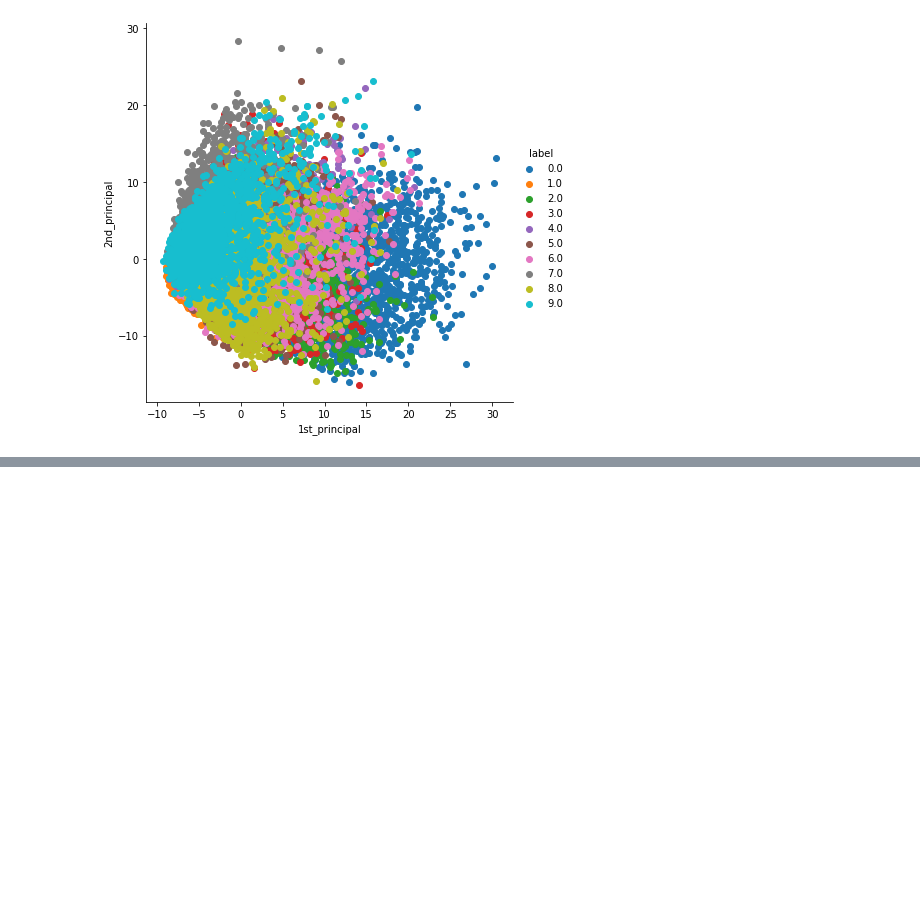
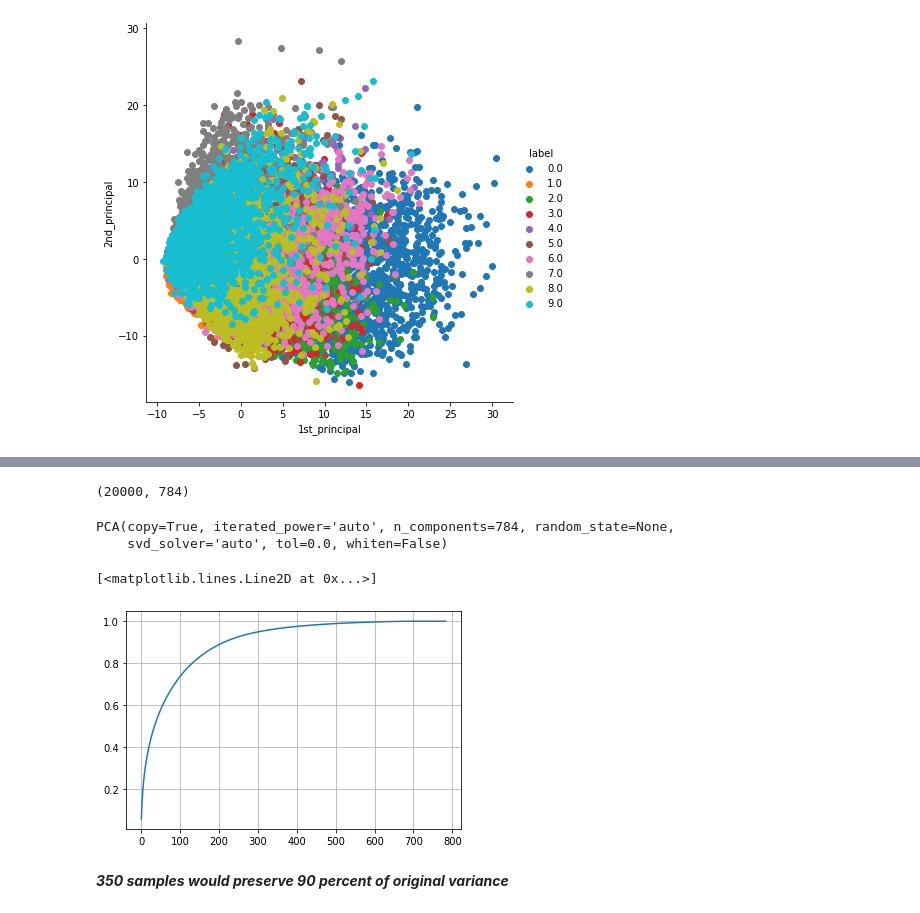
Before and after one commit to BenMeehan/Exploratory-Data-Analysis, a Jupyter notebook: Dimensionality_Reduction.ipynb, the cells around one changed output, grey strips where cells are left out. Drawn from its saved outputs; the diff is of its cells as text; code cells hidden in the pictures; blank space fills up the shorter version.

```diff
--- a/Dimensionality_Reduction.ipynb
+++ b/Dimensionality_Reduction.ipynb
@@ -163,0 +170,24 @@ plt.show()
+# %%
+std_data.shape
+# %% [output]
+(20000, 784)
+# %%
+from sklearn.decomposition import PCA
+pca=PCA(n_components=784)
+# %%
+pca.fit(std_data)
+# %% [output]
+PCA(copy=True, iterated_power='auto', n_components=784, random_state=None,
+    svd_solver='auto', tol=0.0, whiten=False)
+# %%
+var_ratio=pca.explained_variance_ratio_
+# %%
+ratio_cs=np.cumsum(var_ratio)
+# %%
+plt.grid()
+plt.plot(ratio_cs)
+# %% [output]
+[<matplotlib.lines.Line2D at 0x...>]
+[figure, added]
+# %% [markdown]
+***350 samples would preserve 90 percent of original variance***
```
Also changed, not shown: parts of 3 cells of this notebook.
